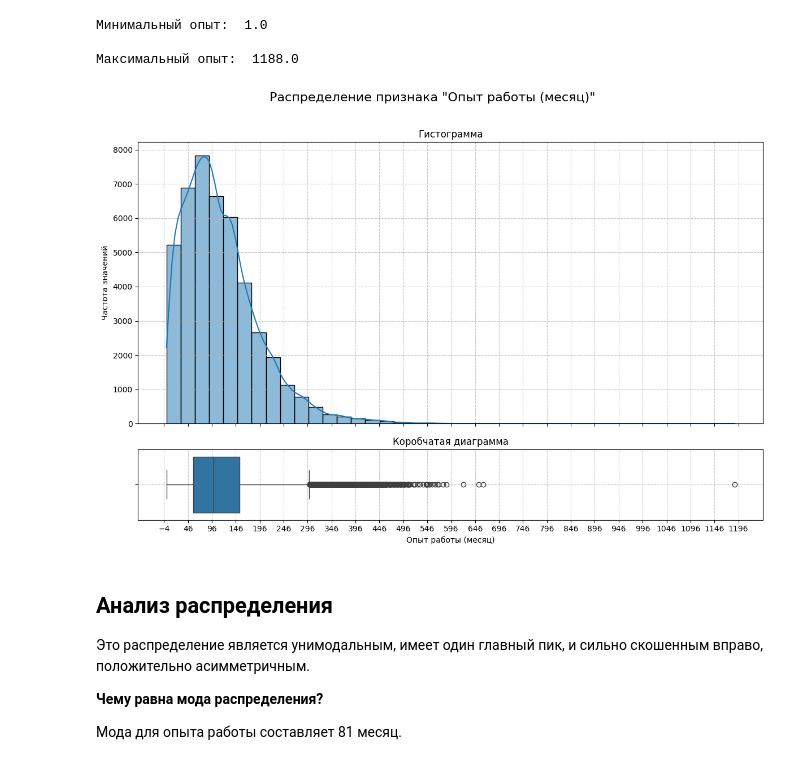
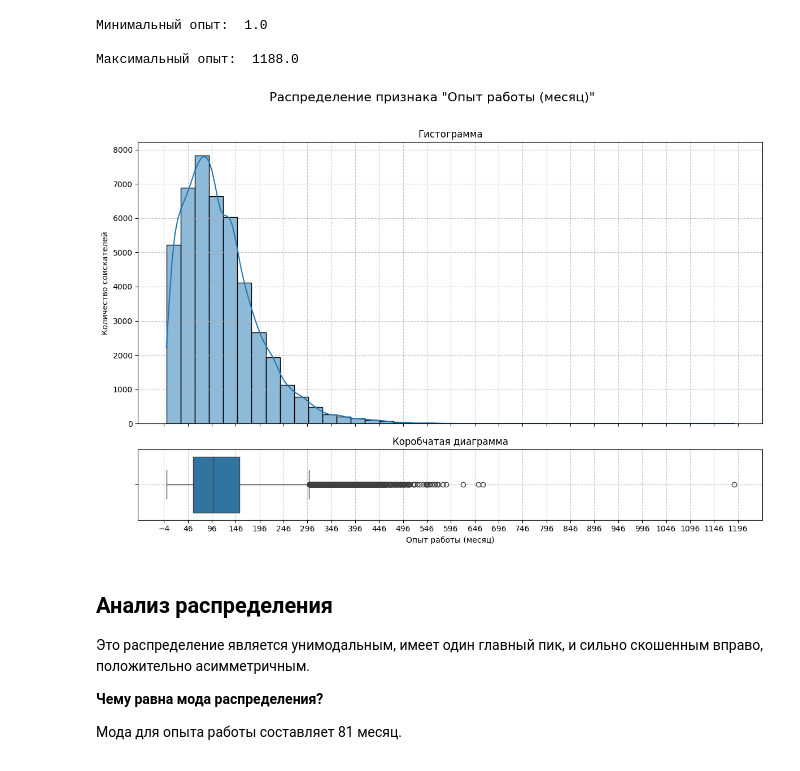
Before and after one commit to orenkant/MIFI, a Jupyter notebook: PYTHON_Сессионное_задание.ipynb, the cells around one changed output. Saved outputs shown, nothing was run; the diff lists cells and outputs as text; code cells hidden in the pictures.

```diff
--- a/PYTHON_Сессионное_задание.ipynb
+++ b/PYTHON_Сессионное_задание.ipynb
@@ -603,35 +603,35 @@ sns.histplot(
         x='Опыт работы (месяц)',
         kde=True,
         bins=40,
         ax=ax_hist
     )
 
 ax_hist.set_title('Гистограмма')
 ax_hist.set_xlabel('')
-ax_hist.set_ylabel('Частота значений')
+ax_hist.set_ylabel('Количество соискателей')
 ax_hist.grid(True, linestyle='--', alpha=0.7)
 
 sns.boxplot(
         data=graph_df,
         x='Опыт работы (месяц)',
         ax=ax_box
     )
 ax_box.set_title('Коробчатая диаграмма')
 ax_box.set_xlabel('Опыт работы (месяц)')
 ax_box.set_ylabel('')
 ax_box.grid(True, linestyle='--', alpha=0.7)
 
 start_tick = graph_df['Опыт работы (месяц)'].min()-5
 end_tick = graph_df['Опыт работы (месяц)'].max()+5
 x_ticks = np.arange(start_tick, end_tick + 50, 50)
 ax_box.set_xticks(x_ticks)
 
 plt.suptitle('Распределение признака "Опыт работы (месяц)"', fontsize=16, y=1.02)
 plt.tight_layout()
 
 plt.show()
 # %% [output]
-[figure, old version]
+[figure, new version]
 # %% [markdown]
 ## Анализ распределения
 
```
Also changed, not shown: parts of 2 cells of this notebook.
